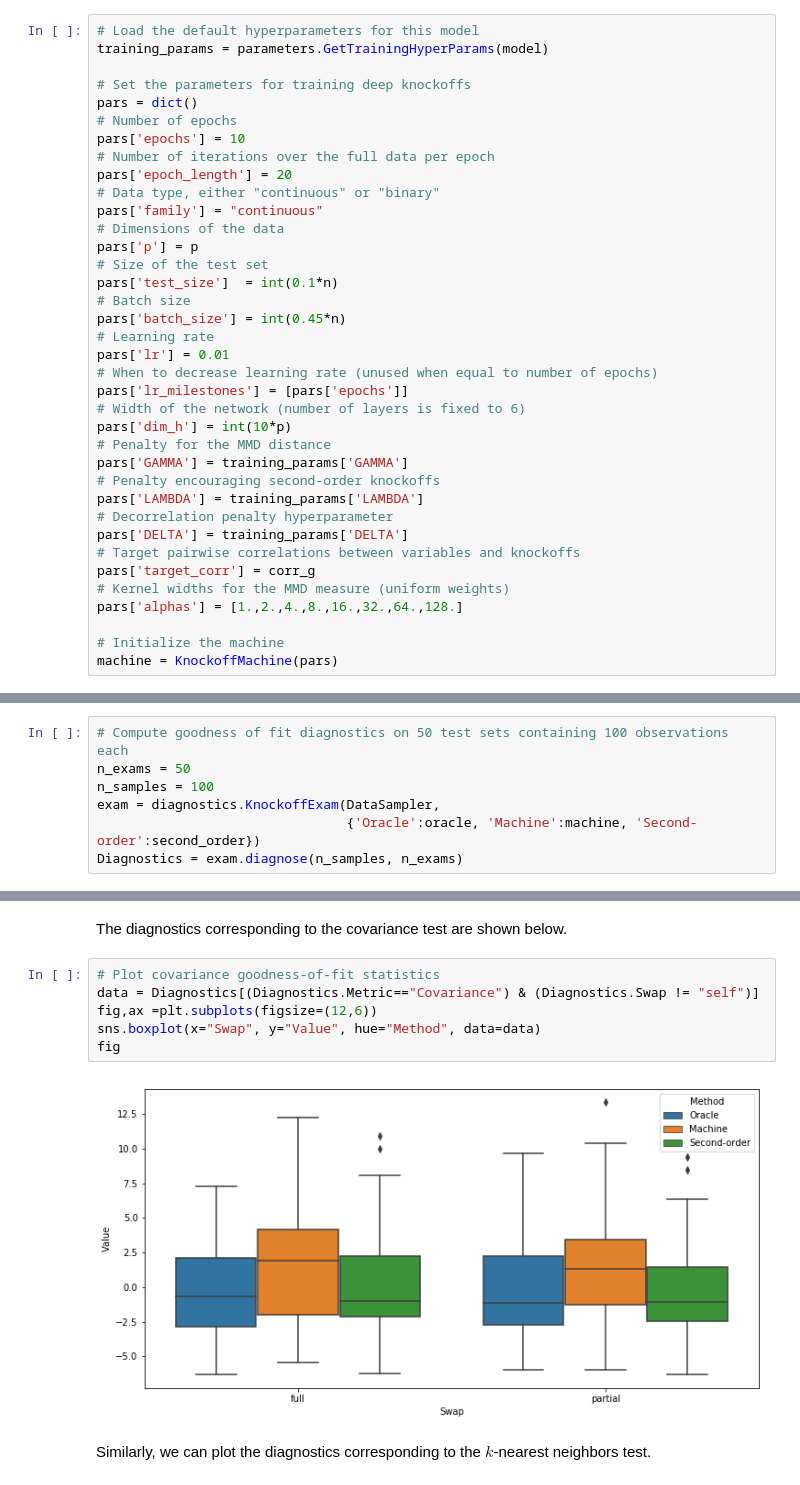
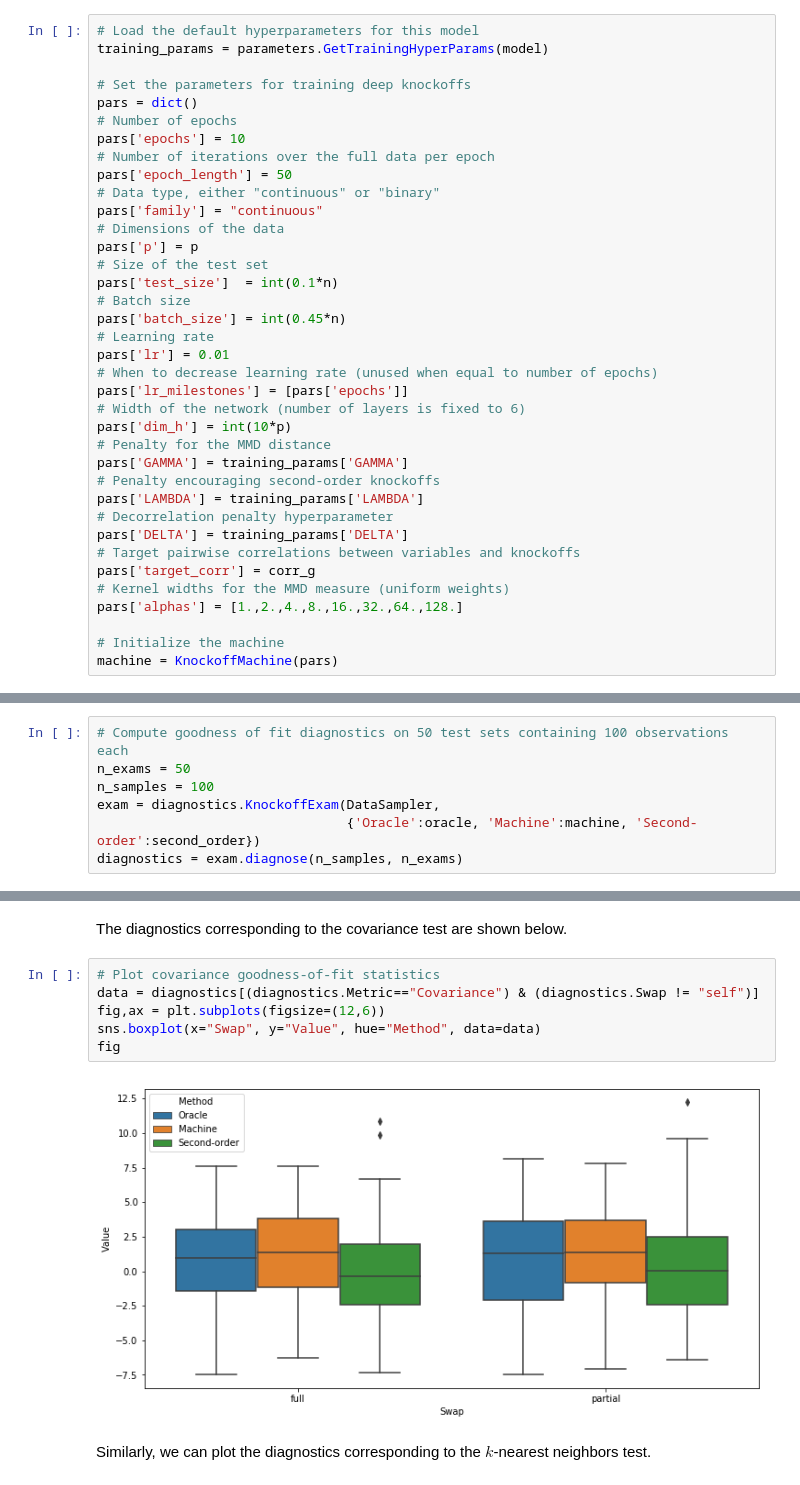
Before and after one commit to msesia/deepknockoffs, a Jupyter notebook: examples/toy-example.ipynb, the cells around one changed output, grey strips where cells are left out. Cells and saved outputs as stored; diff of their text form.

```diff
--- a/examples/toy-example.ipynb
+++ b/examples/toy-example.ipynb
@@ -78,7 +82,7 @@ pars = dict()
 # Number of epochs
 pars['epochs'] = 10
 # Number of iterations over the full data per epoch
-pars['epoch_length'] = 20
+pars['epoch_length'] = 50
 # Data type, either "continuous" or "binary"
 pars['family'] = "continuous"
 # Dimensions of the data
@@ -213,7 +217,7 @@ n_exams = 50
 n_samples = 100
 exam = diagnostics.KnockoffExam(DataSampler,
                                 {'Oracle':oracle, 'Machine':machine, 'Second-order':second_order})
-Diagnostics = exam.diagnose(n_samples, n_exams)
+diagnostics = exam.diagnose(n_samples, n_exams)
 # %% [output]
 Computing knockoff diagnostics...
 [=========================] 100%
@@ -221,12 +248,12 @@ Computing knockoff diagnostics...
 The diagnostics corresponding to the covariance test are shown below.
 # %%
 # Plot covariance goodness-of-fit statistics
-data = Diagnostics[(Diagnostics.Metric=="Covariance") & (Diagnostics.Swap != "self")]
-fig,ax =plt.subplots(figsize=(12,6))
+data = diagnostics[(diagnostics.Metric=="Covariance") & (diagnostics.Swap != "self")]
+fig,ax = plt.subplots(figsize=(12,6))
 sns.boxplot(x="Swap", y="Value", hue="Method", data=data)
 fig
 # %% [output]
-[figure, old version]
+[figure, new version]
 # %% [markdown]
 Similarly, we can plot the diagnostics corresponding to the $k$-nearest neighbors test.
 # %%
```
Also changed, not shown: parts of 13 cells of this notebook, 11 other files.
